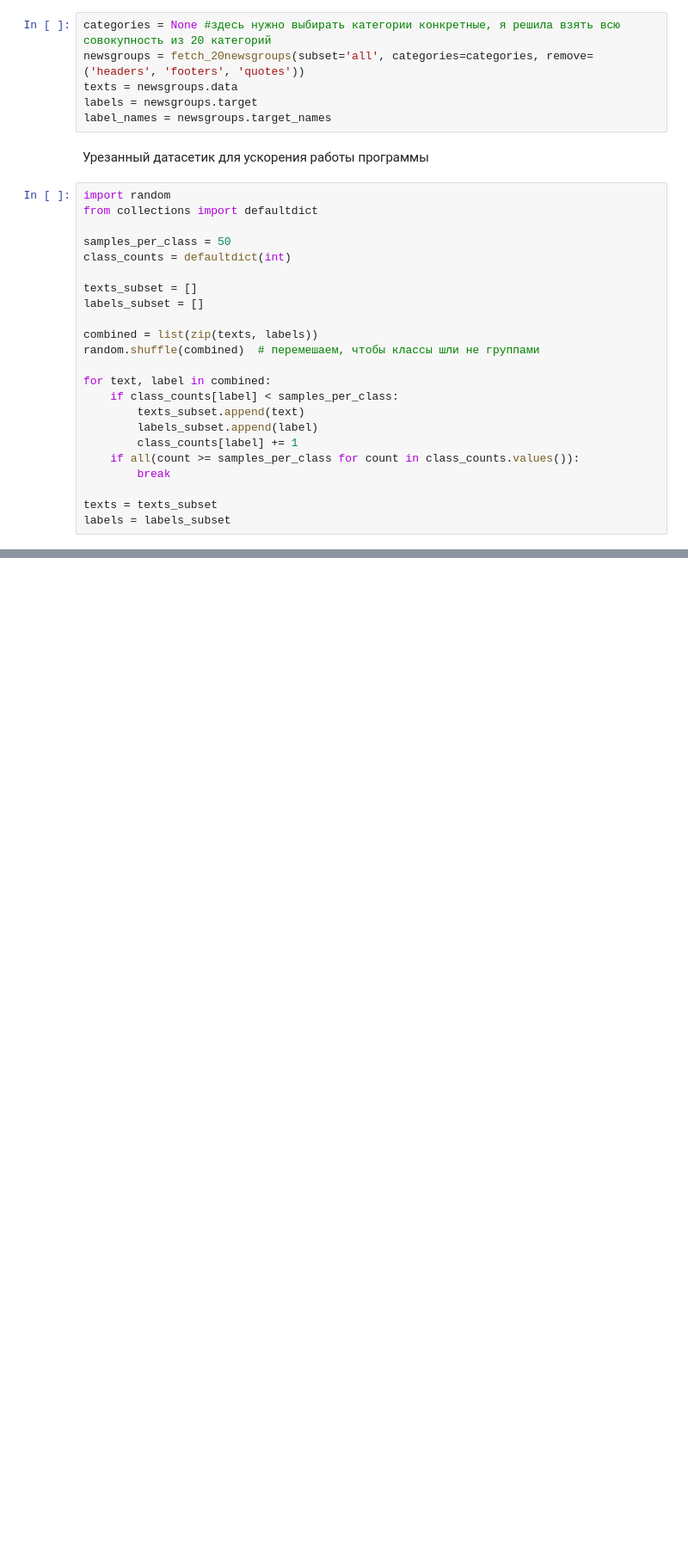
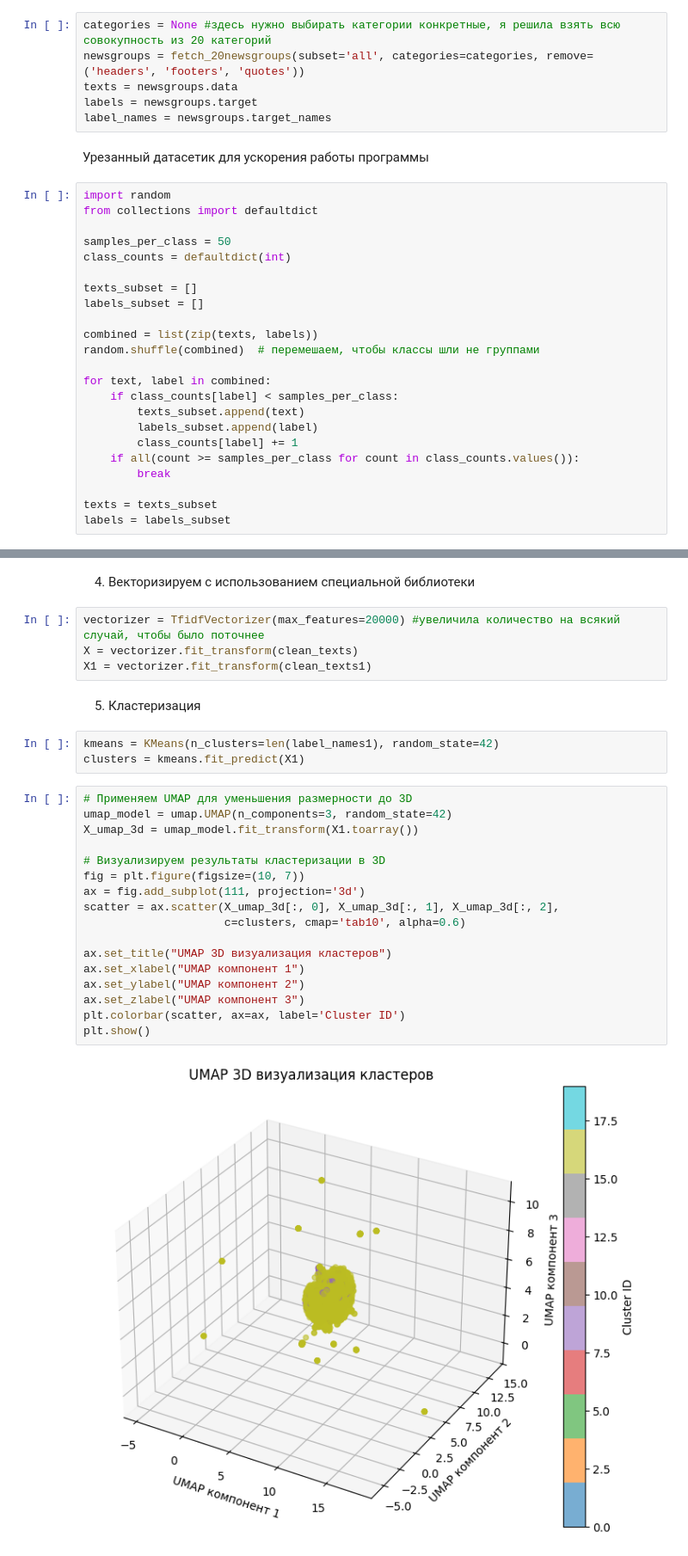
Before and after one commit to Rin-niee/MPSI, a Jupyter notebook: lab6.ipynb, the cells around one changed output, grey strips where cells are left out. Shown at 86% size. Drawn from its saved outputs; the diff is of its cells as text; blank space fills up the shorter version.

```diff
--- a/lab6.ipynb
+++ b/lab6.ipynb
@@ -84,0 +122,30 @@ labels = labels_subset
+# %% [markdown]
+4. Векторизируем с использованием специальной библиотеки
+# %%
+vectorizer = TfidfVectorizer(max_features=20000) #увеличила количество на всякий случай, чтобы было поточнее
+X = vectorizer.fit_transform(clean_texts)
+X1 = vectorizer.fit_transform(clean_texts1)
+# %% [markdown]
+5. Кластеризация
+# %%
+kmeans = KMeans(n_clusters=len(label_names1), random_state=42)
+clusters = kmeans.fit_predict(X1)
+# %%
+# Применяем UMAP для уменьшения размерности до 3D
+umap_model = umap.UMAP(n_components=3, random_state=42)
+X_umap_3d = umap_model.fit_transform(X1.toarray())
+
+# Визуализируем результаты кластеризации в 3D
+fig = plt.figure(figsize=(10, 7))
+ax = fig.add_subplot(111, projection='3d')
+scatter = ax.scatter(X_umap_3d[:, 0], X_umap_3d[:, 1], X_umap_3d[:, 2],
+                     c=clusters, cmap='tab10', alpha=0.6)
+
+ax.set_title("UMAP 3D визуализация кластеров")
+ax.set_xlabel("UMAP компонент 1")
+ax.set_ylabel("UMAP компонент 2")
+ax.set_zlabel("UMAP компонент 3")
+plt.colorbar(scatter, ax=ax, label='Cluster ID')
+plt.show()
+# %% [output]
+[figure, added]
```
Also changed, not shown: parts of 22 cells of this notebook.
